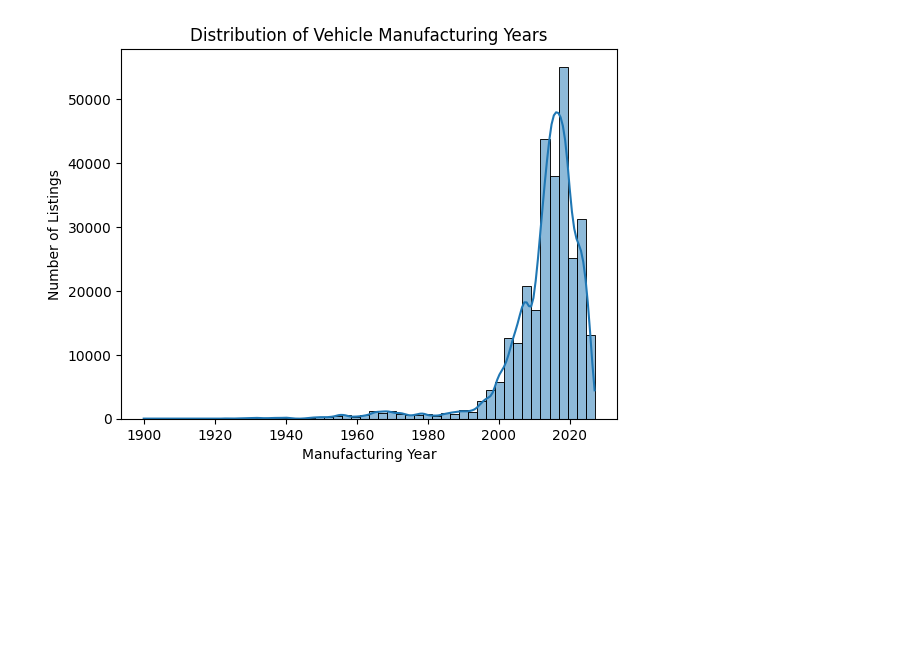
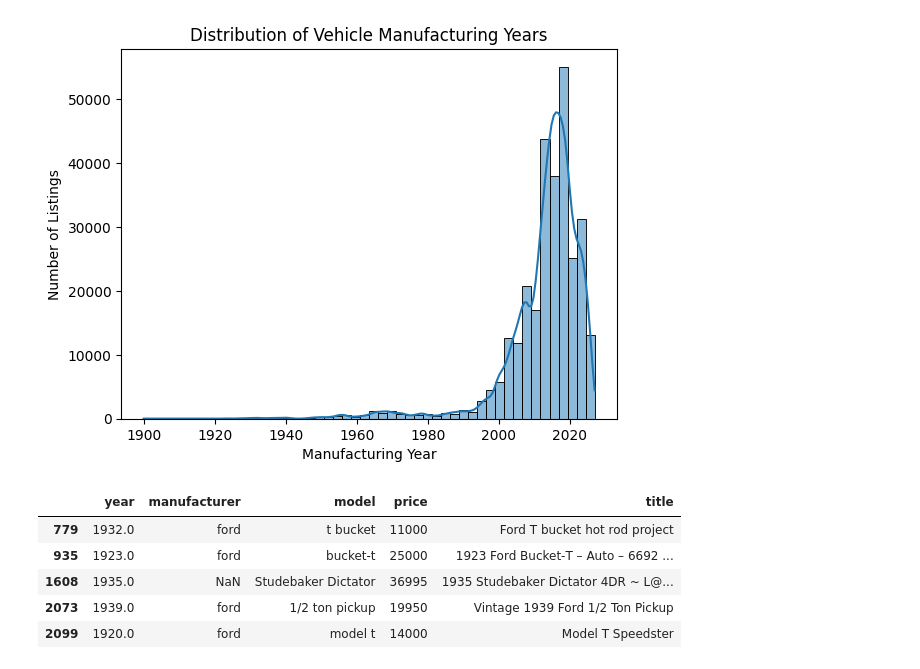
Before and after one commit to dahalaayush000-hue/Ml_journey, a Jupyter notebook: 2.Second/2.Feature_analysis.ipynb, the cells around one changed output. Saved outputs shown, nothing was run; the diff lists cells and outputs as text; code cells hidden in the pictures; blank space fills up the shorter version.

```diff
--- a/2.Second/2.Feature_analysis.ipynb
+++ b/2.Second/2.Feature_analysis.ipynb
@@ -47,3 +49,15 @@ plt.ylabel('Number of Listings')
 plt.show()
 # %% [output]
 [figure]
+# %%
+df.loc[
+    df['year'] < 1950,
+    ['year', 'manufacturer', 'model', 'price', 'title']
+].head(5)
+# %% [output]
+|  | year | manufacturer | model | price | title |
+| 779 | 1932.0 | ford | t bucket | 11000 | Ford T bucket hot rod project |
+| 935 | 1923.0 | ford | bucket-t | 25000 | 1923 Ford Bucket‑T – Auto – 6692 ... |
+| 1608 | 1935.0 | NaN | Studebaker Dictator | 36995 | 1935 Studebaker Dictator 4DR ~ L@... |
+| 2073 | 1939.0 | ford | 1/2 ton pickup | 19950 | Vintage 1939 Ford 1/2 Ton Pickup |
+| 2099 | 1920.0 | ford | model t | 14000 | Model T Speedster |
```
Also changed, not shown: parts of 15 cells of this notebook.
